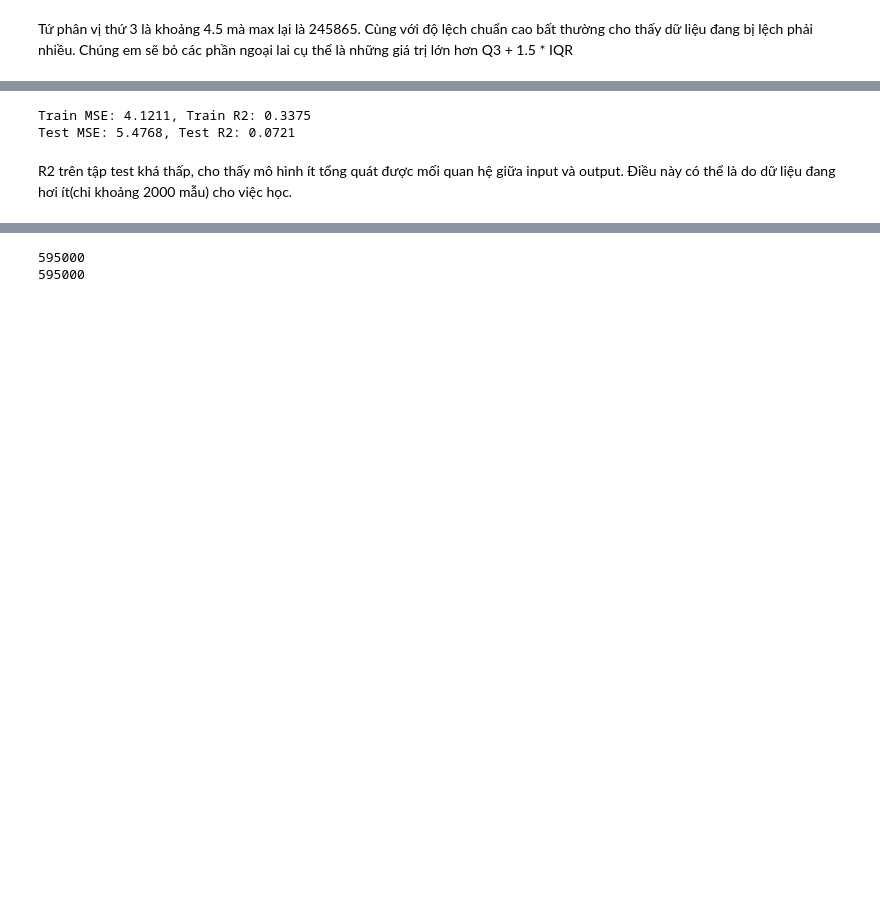
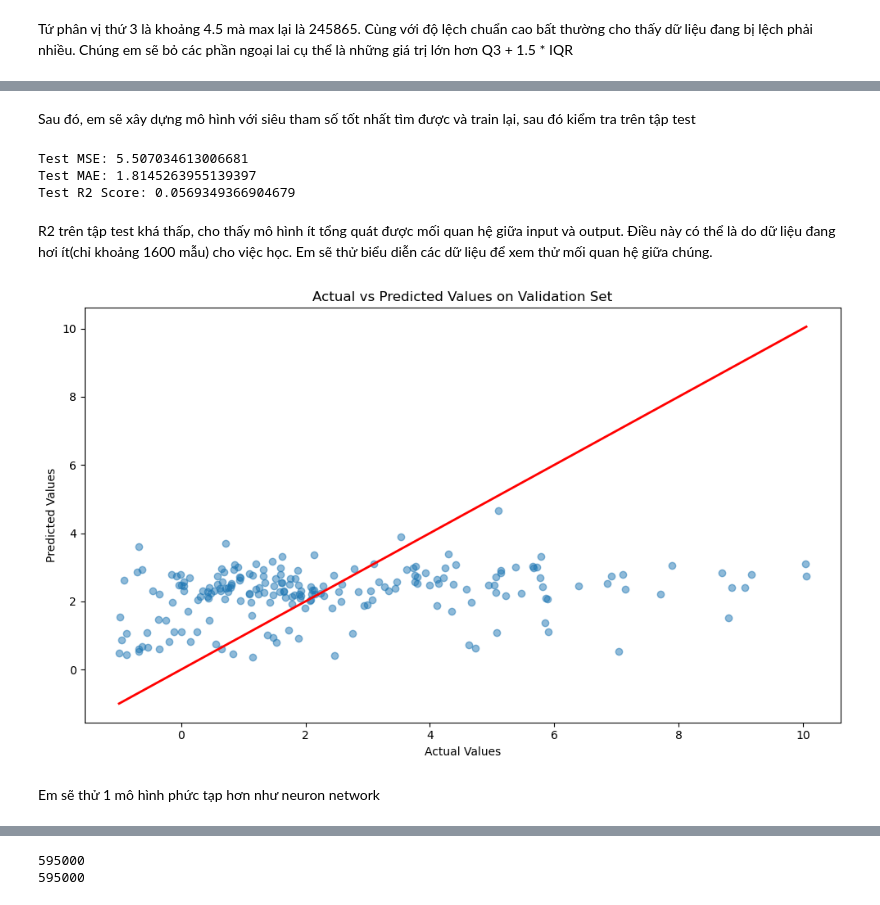
Before and after one commit to minhnhat-nguyen/HCMUS-Movie-Analytics, a Jupyter notebook: notebook/Optimize_budget.ipynb, the cells around one changed output, grey strips where cells are left out. Cells and saved outputs as stored; diff of their text form; code cells hidden in the pictures; blank space fills up the shorter version.

```diff
--- a/notebook/Optimize_budget.ipynb
+++ b/notebook/Optimize_budget.ipynb
@@ -89,0 +98,8 @@ dtype: float64
+# %%
+X_train, X_temp, y_train, y_temp = train_test_split(X, y, test_size=0.2, random_state=42)
+
+X_val, X_test, y_val, y_test = train_test_split(X_temp, y_temp, test_size=0.5, random_state=42)
+
+print("Train data shape: " + str(X_train.shape))
+print("Validate data shape: " + str(X_val.shape))
+print("Test data shape: " + str(X_test.shape))
@@ -90,22 +151,40 @@ dtype: float64
+# %% [markdown]
+Sau đó, em sẽ xây dựng mô hình với siêu tham số tốt nhất tìm được và train lại, sau đó kiểm tra trên tập test
 # %%
-# Huấn luyện mô hình Random Forest
-rf_model = RandomForestRegressor(n_estimators=50, max_depth=50, min_samples_split=10, min_samples_leaf=10, random_state=42)
-rf_model.fit(X_train, y_train)
+final_model = RandomForestRegressor(
+    n_estimators=best_params["n_estimators"],
+    max_depth=best_params["max_depth"],
+    min_samples_split=best_params["min_samples_split"],
+    random_state=42
+)
 
-# Dự đoán
-y_train_pred = rf_model.predict(X_train)
-y_test_pred = rf_model.predict(X_test)
+final_model.fit(X_train, y_train)
 
-# Đánh giá mô hình
-train_mse = mean_squared_error(y_train, y_train_pred)
+y_test_pred = final_model.predict(X_test)
+
 test_mse = mean_squared_error(y_test, y_test_pred)
-train_r2 = r2_score(y_train, y_train_pred)
+test_mae = mean_absolute_error(y_test, y_test_pred)
 test_r2 = r2_score(y_test, y_test_pred)
 
-print(f"Train MSE: {train_mse:.4f}, Train R2: {train_r2:.4f}")
-print(f"Test MSE: {test_mse:.4f}, Test R2: {test_r2:.4f}")
+print("Test MSE:", test_mse)
+print("Test MAE:", test_mae)
+print("Test R2 Score:", test_r2)
 # %% [output]
-Train MSE: 4.1211, Train R2: 0.3375
-Test MSE: 5.4768, Test R2: 0.0721
+Test MSE: 5.507034613006681
+Test MAE: 1.8145263955139397
+Test R2 Score: 0.0569349366904679
 # %% [markdown]
-R2 trên tập test khá thấp, cho thấy mô hình ít tổng quát được mối quan hệ giữa input và output. Điều này có thể là do dữ liệu đang hơi ít(chỉ khoảng 2000 mẫu) cho việc học.
+R2 trên tập test khá thấp, cho thấy mô hình ít tổng quát được mối quan hệ giữa input và output. Điều này có thể là do dữ liệu đang hơi ít(chỉ khoảng 1600 mẫu) cho việc học. Em sẽ thử biểu diễn các dữ liệu để xem thử mối quan hệ giữa chúng.
+# %%
+plt.figure(figsize=(10, 6))
+plt.scatter(y_test, y_test_pred, alpha=0.5)
+plt.plot([y_test.min(), y_test.max()], [y_test.min(), y_test.max()], 'r', lw=2)
+plt.xlabel('Actual Values')
+plt.ylabel('Predicted Values')
+plt.title('Actual vs Predicted Values on Validation Set')
+plt.tight_layout()
+plt.show()
+# %% [output]
+[figure, added]
+# %% [markdown]
+Em sẽ thử 1 mô hình phức tạp hơn như neuron network
```
Also changed, not shown: parts of 22 cells of this notebook, 2 other files.
